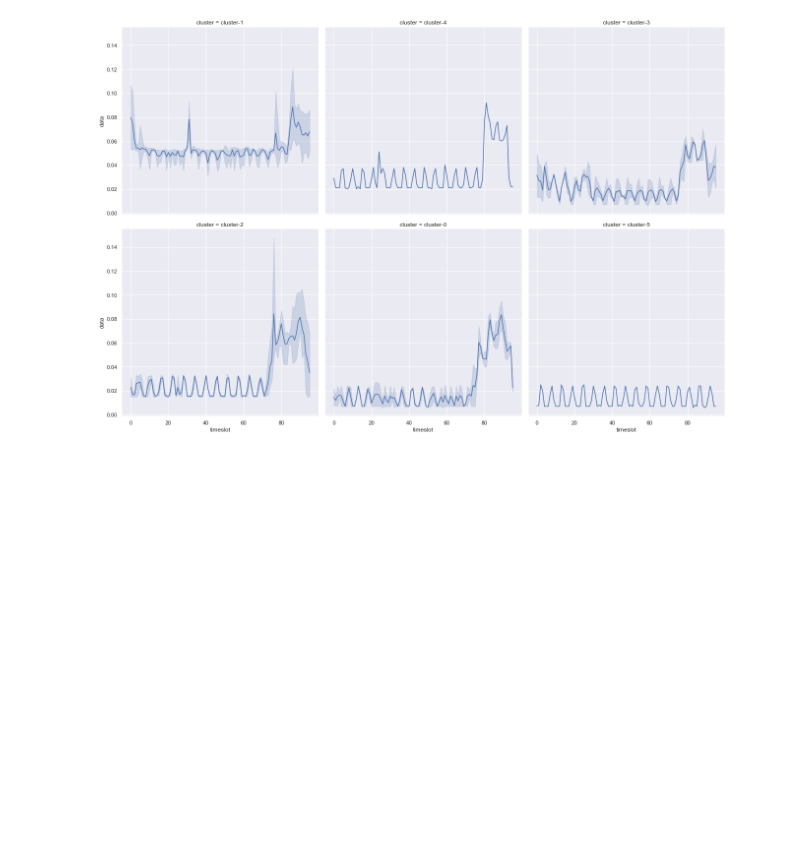
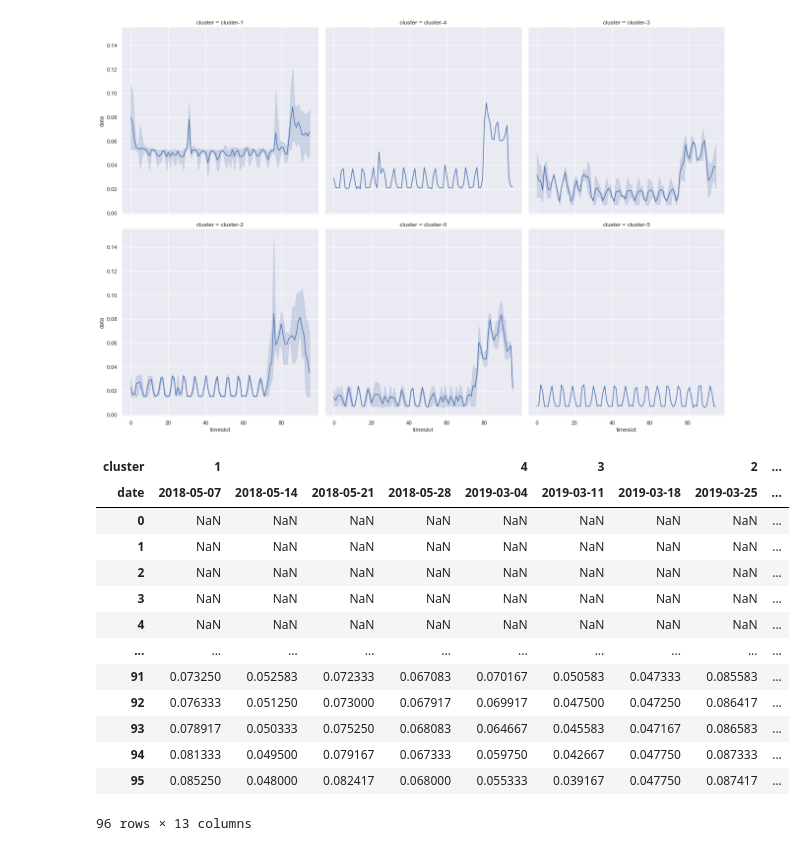
Before and after one commit to formegusto/pattern-recognition, a Jupyter notebook: 03.houself_clustering.ipynb, the cells around one changed output. Saved outputs shown, nothing was run; the diff lists cells and outputs as text; code cells hidden in the pictures; blank space fills up the shorter version.

```diff
--- a/03.houself_clustering.ipynb
+++ b/03.houself_clustering.ipynb
@@ -395,3 +395,27 @@ clusterMap.map(sns.lineplot, "timeslot", "data")
 # %% [output]
 <seaborn.axisgrid.FacetGrid at 0x...>
 [figure]
+# %%
+mvTest = tsCheck.copy()
+mvTest
+
+timeslot_3H = mvTest.rolling(12).mean()
+# timeslot_3H.fillna(0, inplace=True)
+timeslot_3H
+
+# sns.lineplot(data=timeslot_3H)
+# %% [output]
+| cluster | 1 |  |  |  | 4 | 3 |  | 2 | ... |
+| date | 2018-05-07 | 2018-05-14 | 2018-05-21 | 2018-05-28 | 2019-03-04 | 2019-03-11 | 2019-03-18 | 2019-03-25 | ... |
+| 0 | NaN | NaN | NaN | NaN | NaN | NaN | NaN | NaN | ... |
+| 1 | NaN | NaN | NaN | NaN | NaN | NaN | NaN | NaN | ... |
+| 2 | NaN | NaN | NaN | NaN | NaN | NaN | NaN | NaN | ... |
+| 3 | NaN | NaN | NaN | NaN | NaN | NaN | NaN | NaN | ... |
+| 4 | NaN | NaN | NaN | NaN | NaN | NaN | NaN | NaN | ... |
+| ... | ... | ... | ... | ... | ... | ... | ... | ... | ... |
+| 91 | 0.073250 | 0.052583 | 0.072333 | 0.067083 | 0.070167 | 0.050583 | 0.047333 | 0.085583 | ... |
+| 92 | 0.076333 | 0.051250 | 0.073000 | 0.067917 | 0.069917 | 0.047500 | 0.047250 | 0.086417 | ... |
+| 93 | 0.078917 | 0.050333 | 0.075250 | 0.068083 | 0.064667 | 0.045583 | 0.047167 | 0.086583 | ... |
+| 94 | 0.081333 | 0.049500 | 0.079167 | 0.067333 | 0.059750 | 0.042667 | 0.047750 | 0.087333 | ... |
+| 95 | 0.085250 | 0.048000 | 0.082417 | 0.068000 | 0.055333 | 0.039167 | 0.047750 | 0.087417 | ... |
+96 rows × 13 columns
```
Also changed, not shown: parts of 10 cells of this notebook.
